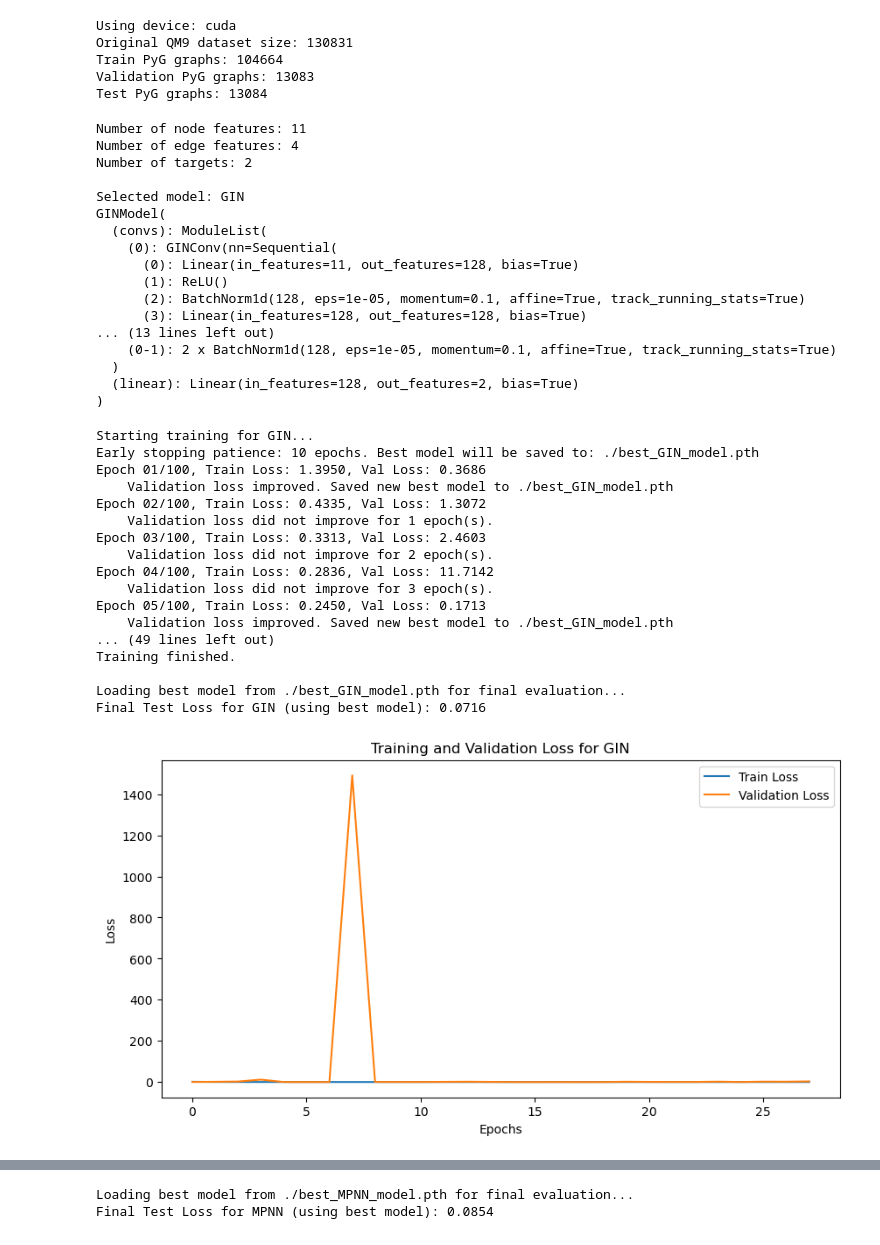
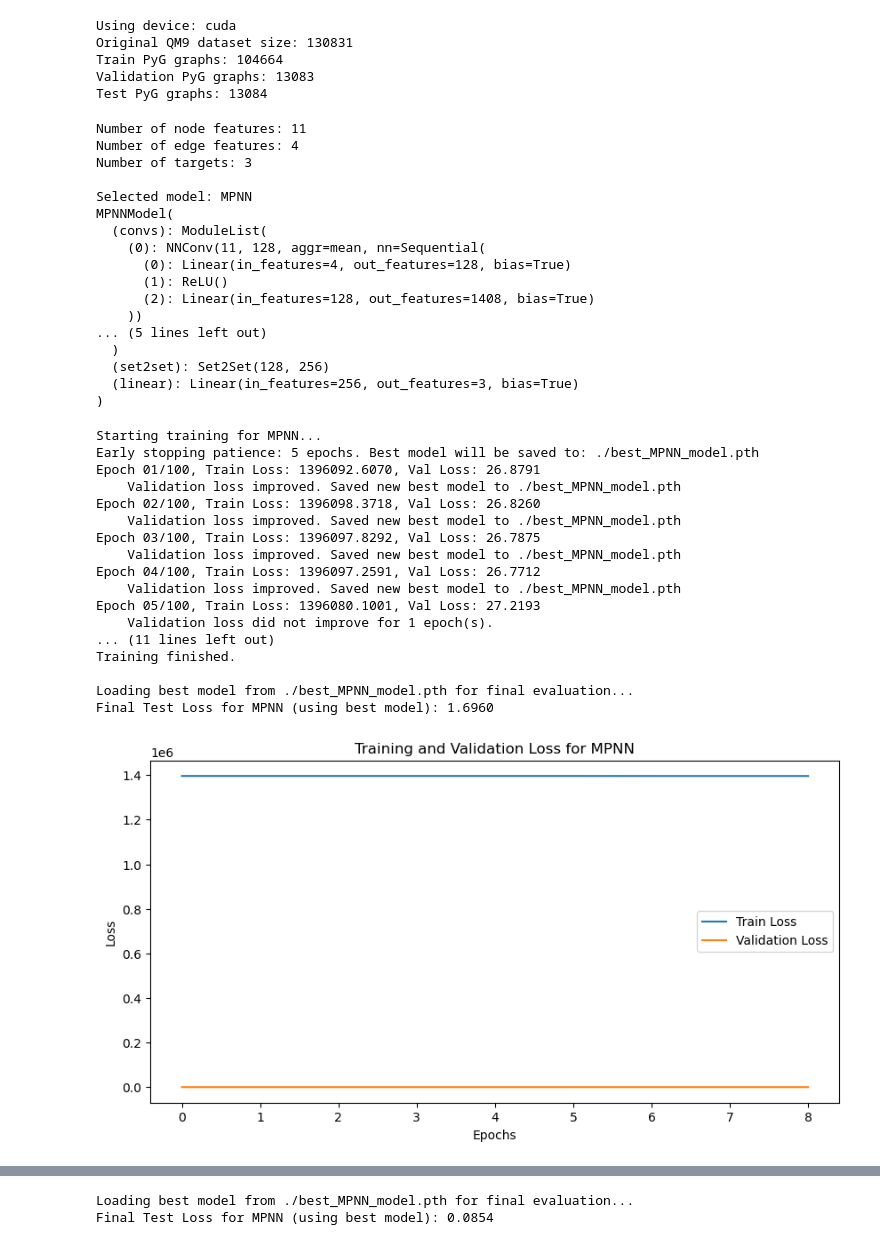
Before and after one commit to wittmajerd/Graph-DL-HW, a Jupyter notebook: GAT_etc.ipynb, the cells around one changed output, grey strips where cells are left out. Drawn from its saved outputs; the diff is of its cells as text; code cells hidden in the pictures.

Commit message:
testing other targets

```diff
--- a/GAT_etc.ipynb
+++ b/GAT_etc.ipynb
@@ -10,19 +10,22 @@ from torch_geometric.datasets import QM9
 from dataset import create_QM9_pyg_datasets
 from models import GCNModel, GATModel, GINModel, MPNNModel, SchNetModel, DimeNetPlusPlusModel
 # %%
-selected_model_name = "GIN"     # "GCN", "GAT", "GIN", "MPNN", "SchNet", "DimeNet"
+selected_model_name = "MPNN"     # "GCN", "GAT", "GIN", "MPNN", "SchNet", "DimeNet"
 hcs = 128
-num_layers = 3
+num_layers = 2
 heads = 16
 dropout = 0.5
 
 num_epochs = 100
-patience = 10
+patience = 5
 best_model_path = f'./best_{selected_model_name}_model.pth' # Path to save the best model
 
 # For HOMO and LUMO (indices 2 and 3 in QM9's 19 targets)
-target_idx = [2, 3] # HOMO at index 2, LUMO at index 3
+# target_idx = [2, 3] # HOMO at index 2, LUMO at index 3
 # target_idx = [0,1,2,3,4]
+# target_idx = [7,8,9,10]
+# target_idx = [12,13,14,15]
+target_idx = [16,17,18]
 # %%
 device = torch.device('cuda' if torch.cuda.is_available() else 'cpu')
 print(f"Using device: {device}")
@@ -93,20 +96,20 @@ criterion = nn.MSELoss()
 # %% [output]
 Number of node features: 11
 Number of edge features: 4
-Number of targets: 2
+Number of targets: 3
 
-Selected model: GIN
-GINModel(
+Selected model: MPNN
+MPNNModel(
   (convs): ModuleList(
-    (0): GINConv(nn=Sequential(
-      (0): Linear(in_features=11, out_features=128, bias=True)
+    (0): NNConv(11, 128, aggr=mean, nn=Sequential(
+      (0): Linear(in_features=4, out_features=128, bias=True)
       (1): ReLU()
-      (2): BatchNorm1d(128, eps=1e-05, momentum=0.1, affine=True, track_running_stats=True)
-      (3): Linear(in_features=128, out_features=128, bias=True)
-... (13 lines left out)
-    (0-1): 2 x BatchNorm1d(128, eps=1e-05, momentum=0.1, affine=True, track_running_stats=True)
+      (2): Linear(in_features=128, out_features=1408, bias=True)
+    ))
+... (5 lines left out)
   )
-  (linear): Linear(in_features=128, out_features=2, bias=True)
+  (set2set): Set2Set(128, 256)
+  (linear): Linear(in_features=256, out_features=3, bias=True)
 )
 # %%
 def train_epoch(model, loader, optimizer, criterion, device, target_indices_list, model_type):
@@ -197,46 +200,46 @@ for epoch in range(1, num_epochs + 1):
 print("\nTraining finished.")
 
 # --- Final Evaluation on Test Set ---
 # Load the best model saved during training for final evaluation
 if os.path.exists(best_model_path):
     print(f"\nLoading best model from {best_model_path} for final evaluation...")
     # model = torch.jit.load(best_model_path).to(device)
     model.load_state_dict(torch.load(best_model_path, map_location=device))
     model.to(device)
     model.eval()
 else:
     print("\nWarning: No best model was saved (or path is incorrect). Evaluating with the last model state.")
 
 test_loss = evaluate_epoch(model, test_loader, criterion, device, target_idx, selected_model_name)
 print(f'Final Test Loss for {selected_model_name} (using best model): {test_loss:.4f}')
 
 # It's good practice to also plot train_losses and val_losses to visualize training
 import matplotlib.pyplot as plt
 plt.figure(figsize=(10, 5))
 plt.plot(train_losses, label='Train Loss')
 plt.plot(val_losses, label='Validation Loss')
-plt.ylim(0, 2)
+# plt.ylim(0, 2)
 plt.xlabel('Epochs')
 plt.ylabel('Loss')
 plt.title(f'Training and Validation Loss for {selected_model_name}')
 plt.legend()
 plt.show()
 # %% [output]
-Starting training for GIN...
-Early stopping patience: 10 epochs. Best model will be saved to: ./best_GIN_model.pth
-Epoch 01/100, Train Loss: 1.3950, Val Loss: 0.3686
-    Validation loss improved. Saved new best model to ./best_GIN_model.pth
-Epoch 02/100, Train Loss: 0.4335, Val Loss: 1.3072
+Starting training for MPNN...
+Early stopping patience: 5 epochs. Best model will be saved to: ./best_MPNN_model.pth
+Epoch 01/100, Train Loss: 1396092.6070, Val Loss: 26.8791
+    Validation loss improved. Saved new best model to ./best_MPNN_model.pth
+Epoch 02/100, Train Loss: 1396098.3718, Val Loss: 26.8260
+    Validation loss improved. Saved new best model to ./best_MPNN_model.pth
+Epoch 03/100, Train Loss: 1396097.8292, Val Loss: 26.7875
+    Validation loss improved. Saved new best model to ./best_MPNN_model.pth
+Epoch 04/100, Train Loss: 1396097.2591, Val Loss: 26.7712
+    Validation loss improved. Saved new best model to ./best_MPNN_model.pth
+Epoch 05/100, Train Loss: 1396080.1001, Val Loss: 27.2193
     Validation loss did not improve for 1 epoch(s).
-Epoch 03/100, Train Loss: 0.3313, Val Loss: 2.4603
-    Validation loss did not improve for 2 epoch(s).
-Epoch 04/100, Train Loss: 0.2836, Val Loss: 11.7142
-    Validation loss did not improve for 3 epoch(s).
-Epoch 05/100, Train Loss: 0.2450, Val Loss: 0.1713
-    Validation loss improved. Saved new best model to ./best_GIN_model.pth
-... (49 lines left out)
+... (11 lines left out)
 Training finished.
 
-Loading best model from ./best_GIN_model.pth for final evaluation...
-Final Test Loss for GIN (using best model): 0.0716
+Loading best model from ./best_MPNN_model.pth for final evaluation...
+Final Test Loss for MPNN (using best model): 1.6960
-[figure, old version]
+[figure, new version]
```
Also changed, not shown: parts of 2 cells of this notebook.
